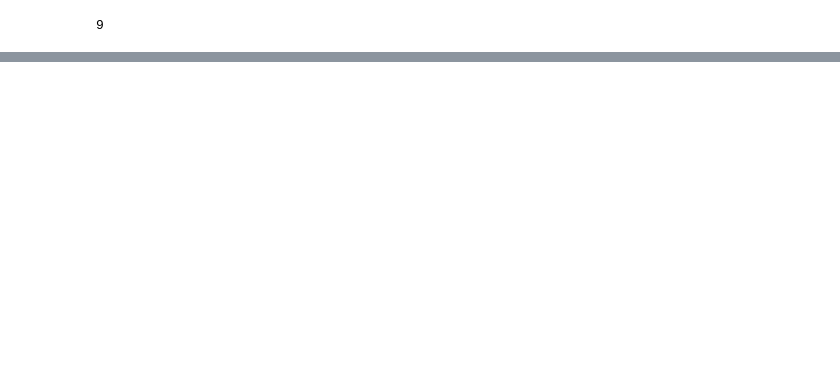
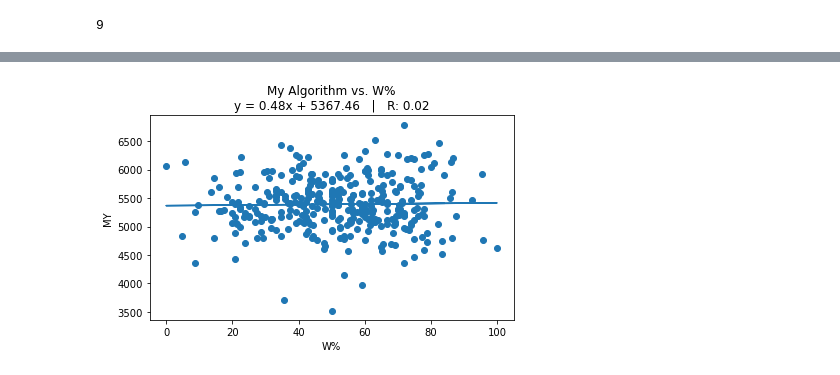
Before and after one commit to jacobdv/march-madness, a Jupyter notebook: 2021/2021_NCAA_Calculations.ipynb, the cells around one changed output, grey strips where cells are left out. Saved outputs shown, nothing was run; the diff lists cells and outputs as text; code cells hidden in the pictures; blank space fills up the shorter version.

```diff
--- a/2021/2021_NCAA_Calculations.ipynb
+++ b/2021/2021_NCAA_Calculations.ipynb
@@ -159,0 +138,26 @@ test.describe()
+# %%
+zwaz = pd.DataFrame()
+zwaz["School"] = cs["School"]
+zwaz["W%"] = cs["W%"]
+zwaz["FF"] = ((ncaa_adv["eFG%"] / 100) * 0.4) * ((ncaa_adv["TOV%"] / 100) * 0.25) * (cs["TRS%"] / 100) * (cs["FT/FGA"])
+zwaz["MY"] = ((cs["TRS%"] * ncaa_adv["TS%"]) * ncaa["SOS"])
+# This is close but needs more to rule out super weak teams.
+zwaz["LPts"] = ((ncaa["FTA"] - ncaa["FT"]) + ((ncaa["FGA"]-ncaa["3PA"]) - (ncaa["FG"]-ncaa["3P"])) + (ncaa["3PA"]-ncaa["3P"])) / cs["Games"]
+# Filter - Removes schools with losing seasons and below average schedule strengths.
+#cs = cs[cs["W%"] >= avg_w_pct]
+#cs = cs[cs["SOS"] >= avg_sos]
+
+# Returns to non-filter stats.
+#cs = cs[['School','ORS%','DRS%','TRS%','A%']]
+
+# Sorts to Display
+# school_list = []
+# for school in cs["School"]:
+#     school = remove_NCAA(school)
+#     school_list.append(school)
+# cs["School"] = school_list
+# #cs.sort_values("TRS%", ascending=False)
+# cs = cs.set_index("School")
+# %%
+zwaz = zwaz.sort_values("MY",ascending=False)
+zwaz.head(25)
@@ -162,16 +200,18 @@ ncaa_adv.describe()
 # %%
-b = "BLK%"
+b = "MY"
 a = "W%"
 x = cs[a] # Change this one.
-y = ncaa_adv[b]
+y = zwaz[b]
 plt.scatter(x,y)
 slope,intercept,rvalue,pvalue,stderr = stats.linregress(x,y)
 regression_line = slope * x + intercept
 equation = f"y = {round(slope,2)}x + {round(intercept,2)}"
 plt.plot(x, regression_line)
 plt.xlabel(a)
 plt.ylabel(b)
-plt.title(f"{b} vs. {a}\n{equation}   |   R: {round(rvalue,2)}")
+plt.title(f"My Algorithm vs. {a}\n{equation}   |   R: {round(rvalue,2)}")
 plt.tight_layout()
-plt.savefig(f"Graphs/{b}_vs_{a}")
+plt.savefig(f"Graphs/My-Algorithm_vs_{a}")
 plt.show()
+# %% [output]
+[figure, added]
```
Also changed, not shown: parts of 6 cells of this notebook, 3 other files.
